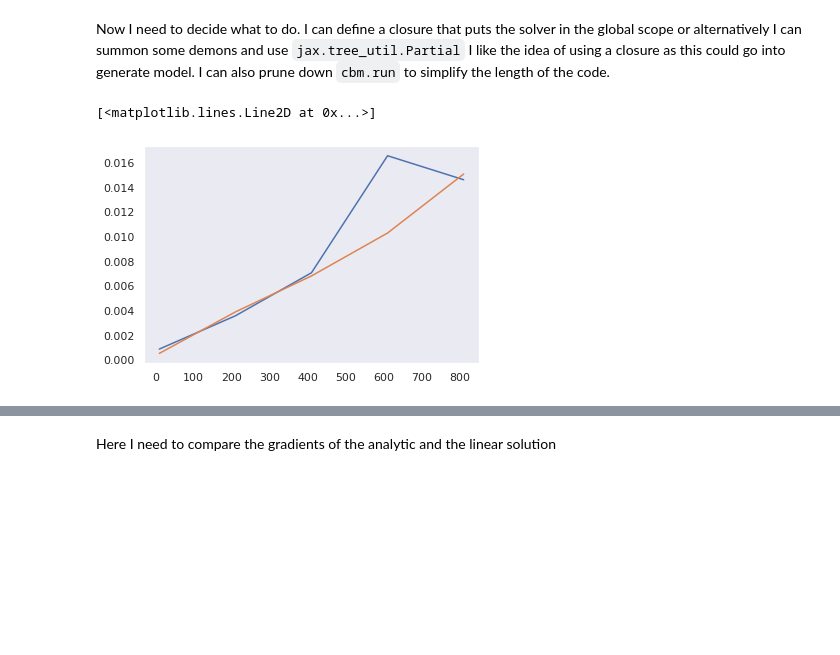
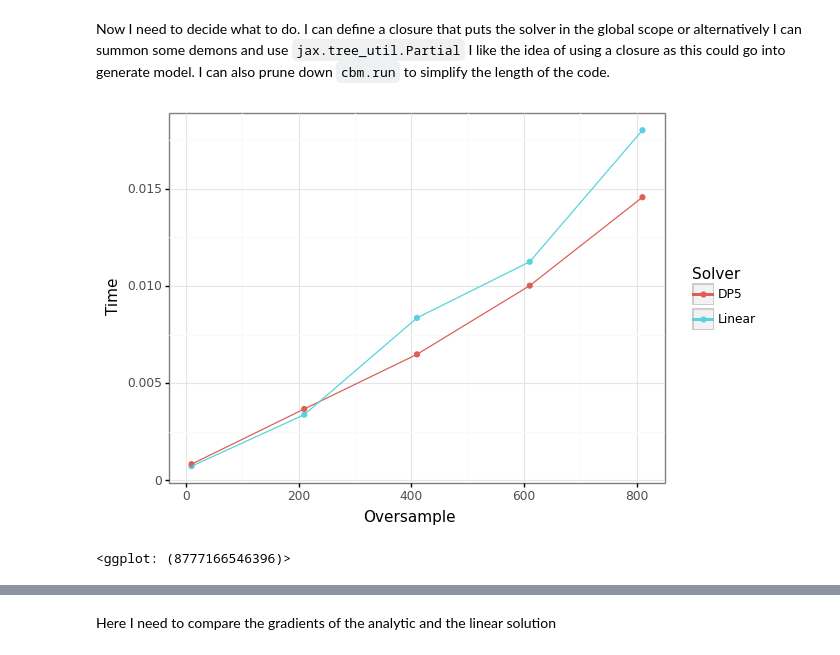
Before and after one commit to SharmaLlama/ticktack, a Jupyter notebook: notebooks/Linear_Solver.ipynb, the cells around one changed output, grey strips where cells are left out. Drawn from its saved outputs; the diff is of its cells as text; code cells hidden in the pictures; blank space fills up the shorter version.

```diff
--- a/notebooks/Linear_Solver.ipynb
+++ b/notebooks/Linear_Solver.ipynb
@@ -208,11 +208,11 @@ for col, solver in enumerate(odeint):
         profiles["Accuracy"].append(abs(accuracy))
 
 profiles = pandas.DataFrame(profiles)
-# %%
-jax_subset = profiles[profiles["Solver"] == "DP5"]
-lin_subset = profiles[profiles["Solver"] == "Linear"]
-pyplot.plot(jax_subset["Oversample"], jax_subset["Time"])
-pyplot.plot(lin_subset["Oversample"], lin_subset["Time"])
-# %% [output]
-[<matplotlib.lines.Line2D at 0x...>]
-[figure, removed]
+# %%
+(ggplot(profiles, aes(x="Oversample", y="Time", color="Solver"))
+    + geom_point()
+    + geom_line()
+    + theme_bw())
+# %% [output]
+[figure, added]
+<ggplot: (8777166546396)>
```
Also changed, not shown: parts of 8 cells of this notebook.
